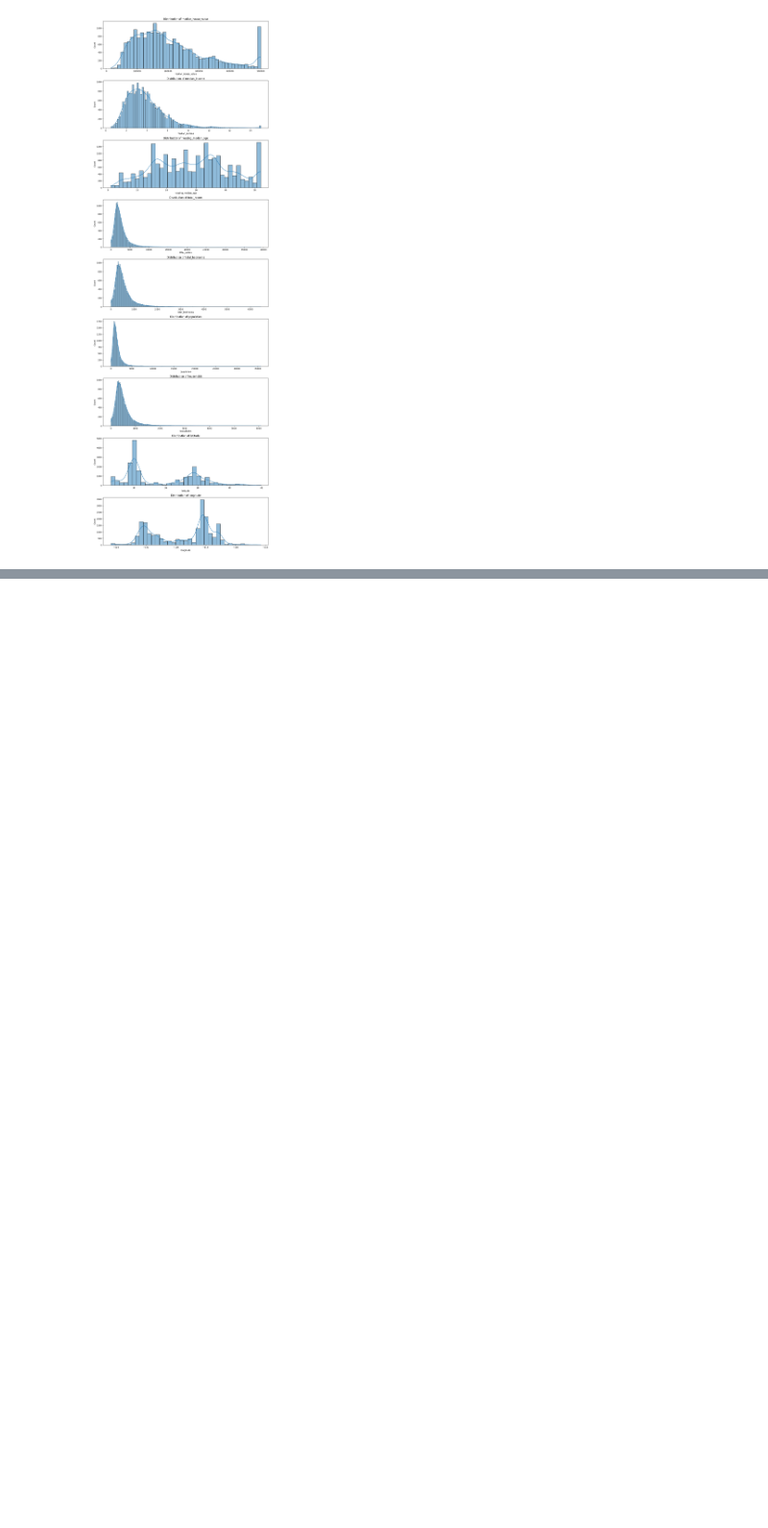
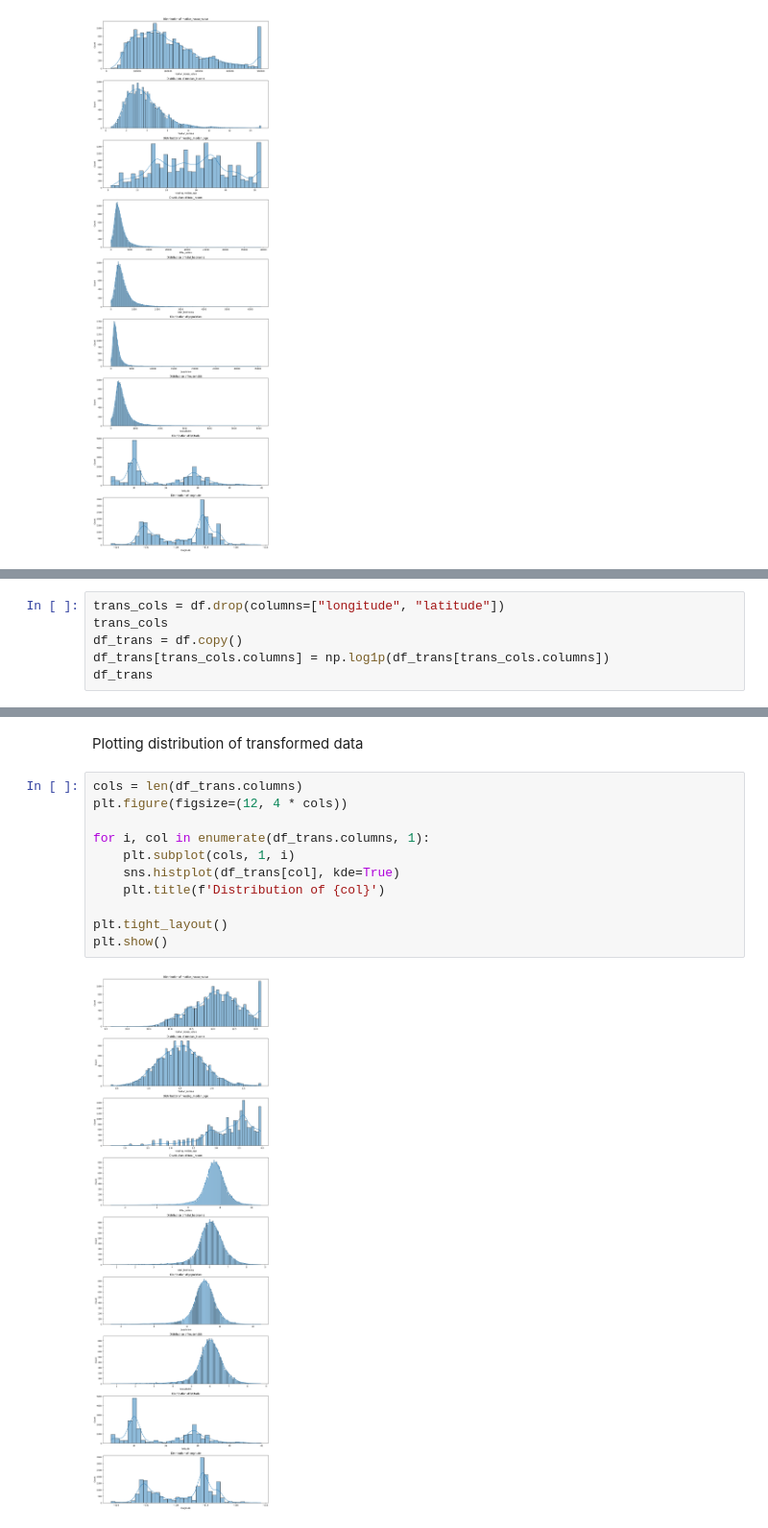
Before and after one commit to Yessirskiy/ZNEUS-25-Houses, a Jupyter notebook: main.ipynb, the cells around one changed output, grey strips where cells are left out. Shown at 96% size. Cells and saved outputs as stored; diff of their text form; blank space fills up the shorter version.

```diff
--- a/main.ipynb
+++ b/main.ipynb
@@ -184,0 +240,6 @@ plt.show()
+# %%
+trans_cols = df.drop(columns=["longitude", "latitude"])
+trans_cols
+df_trans = df.copy()
+df_trans[trans_cols.columns] = np.log1p(df_trans[trans_cols.columns])
+df_trans
@@ -184,0 +260,15 @@ plt.show()
+# %% [markdown]
+Plotting distribution of transformed data
+# %%
+cols = len(df_trans.columns)
+plt.figure(figsize=(12, 4 * cols))
+
+for i, col in enumerate(df_trans.columns, 1):
+    plt.subplot(cols, 1, i)
+    sns.histplot(df_trans[col], kde=True)
+    plt.title(f'Distribution of {col}')
+
+plt.tight_layout()
+plt.show()
+# %% [output]
+[figure, added]
```
Also changed, not shown: parts of 16 cells of this notebook.
